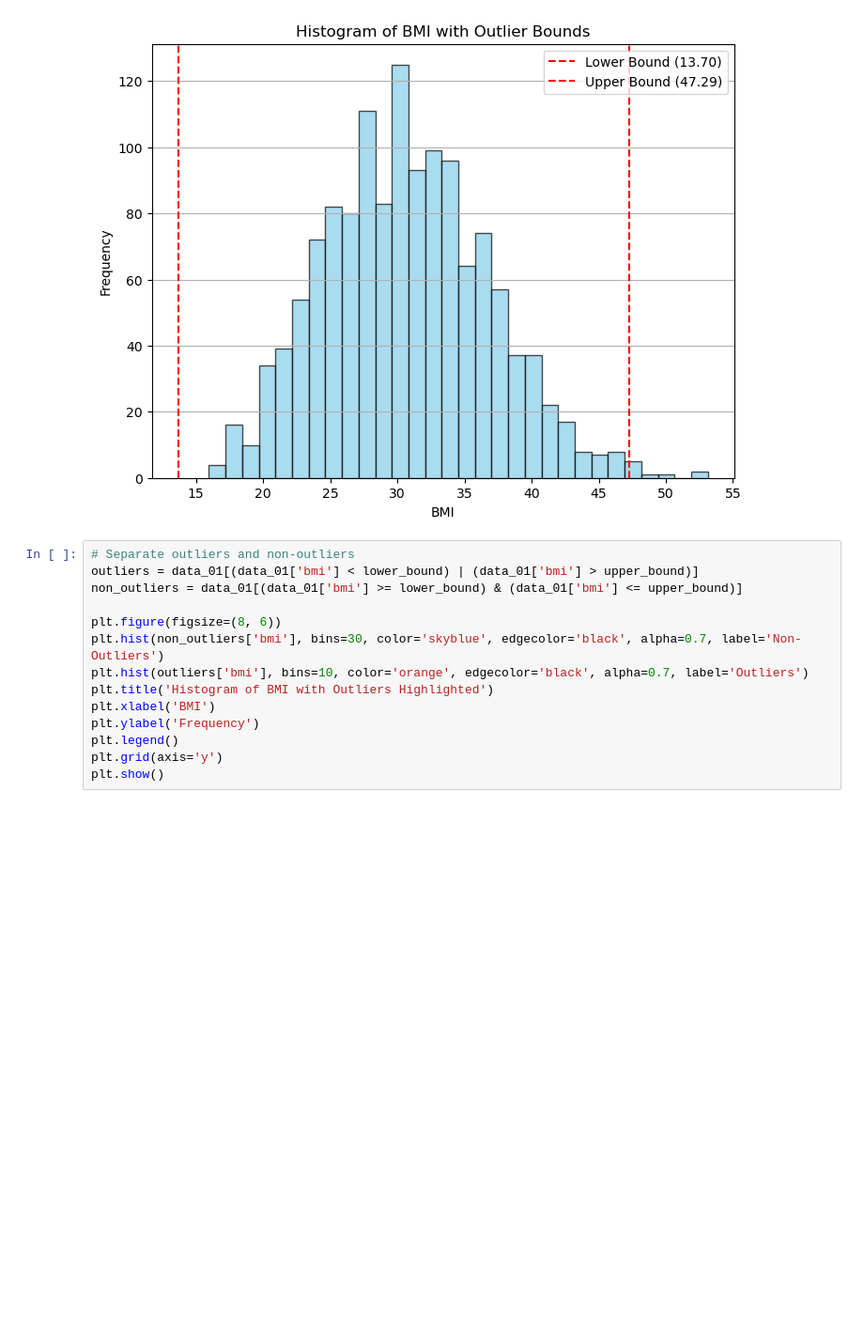
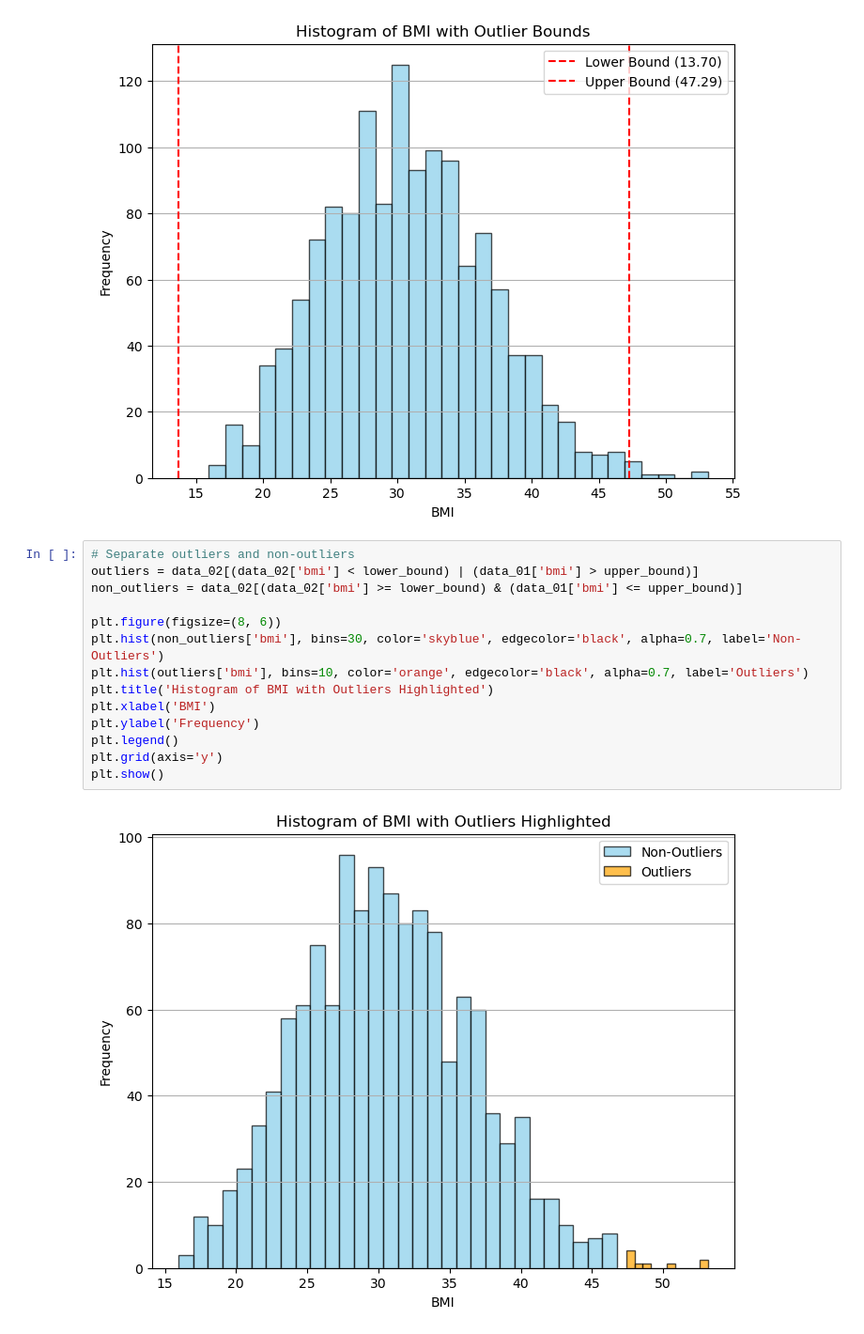
Before and after one commit to Malinda1/data_preprocessing, a Jupyter notebook: data preprocessing.ipynb, the cells around one changed output. Shown: that part at 94% size. Cells and saved outputs as stored; diff of their text form; blank space fills up the shorter version.

```diff
--- a/data preprocessing.ipynb
+++ b/data preprocessing.ipynb
@@ -463,15 +463,17 @@ plt.show()
 [figure]
 # %%
 # Separate outliers and non-outliers
-outliers = data_01[(data_01['bmi'] < lower_bound) | (data_01['bmi'] > upper_bound)]
-non_outliers = data_01[(data_01['bmi'] >= lower_bound) & (data_01['bmi'] <= upper_bound)]
+outliers = data_02[(data_02['bmi'] < lower_bound) | (data_01['bmi'] > upper_bound)]
+non_outliers = data_02[(data_02['bmi'] >= lower_bound) & (data_01['bmi'] <= upper_bound)]
 
 plt.figure(figsize=(8, 6))
 plt.hist(non_outliers['bmi'], bins=30, color='skyblue', edgecolor='black', alpha=0.7, label='Non-Outliers')
 plt.hist(outliers['bmi'], bins=10, color='orange', edgecolor='black', alpha=0.7, label='Outliers')
 plt.title('Histogram of BMI with Outliers Highlighted')
 plt.xlabel('BMI')
 plt.ylabel('Frequency')
 plt.legend()
 plt.grid(axis='y')
 plt.show()
+# %% [output]
+[figure, added]
```
Also changed, not shown: parts of 2 cells of this notebook.
